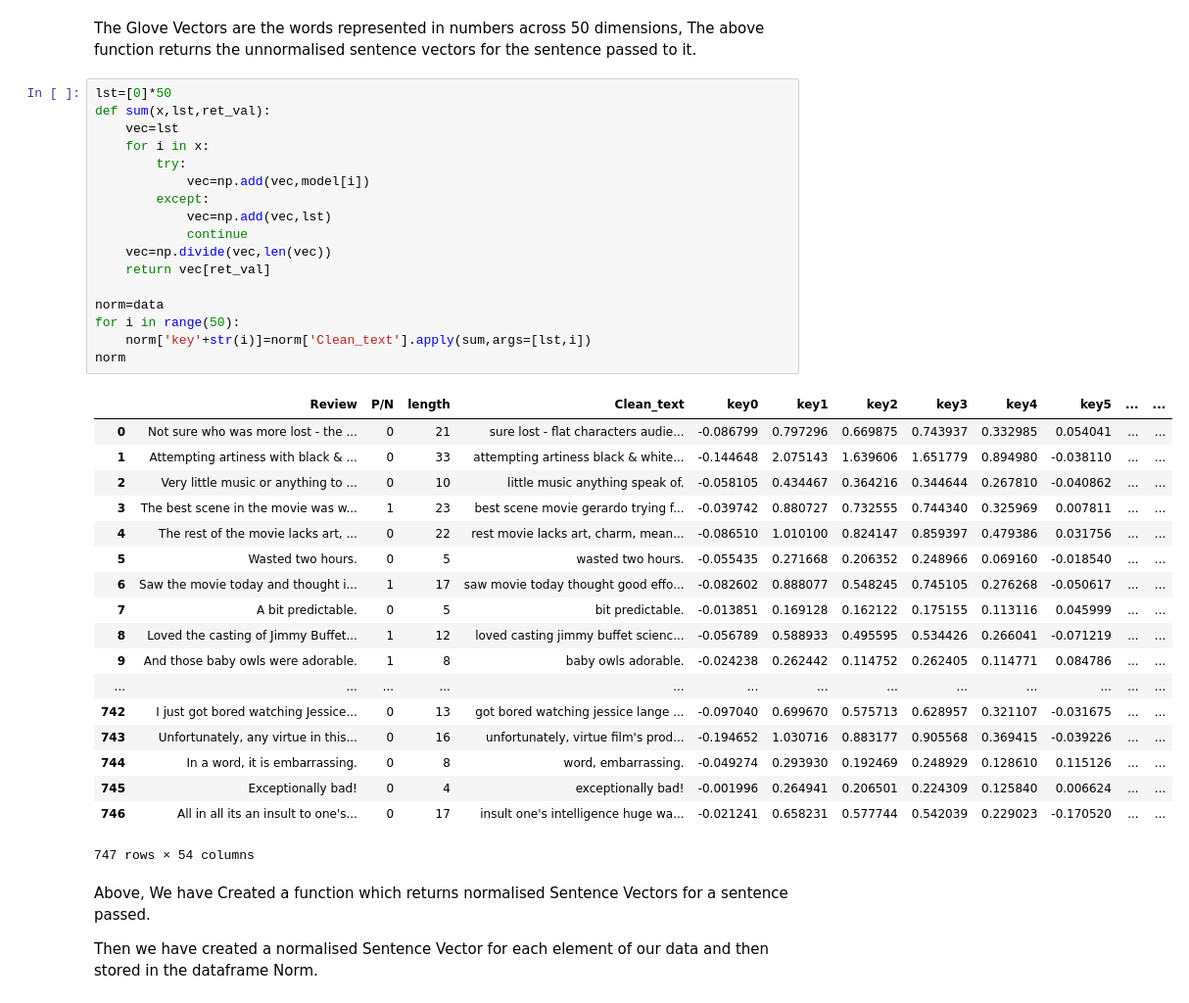
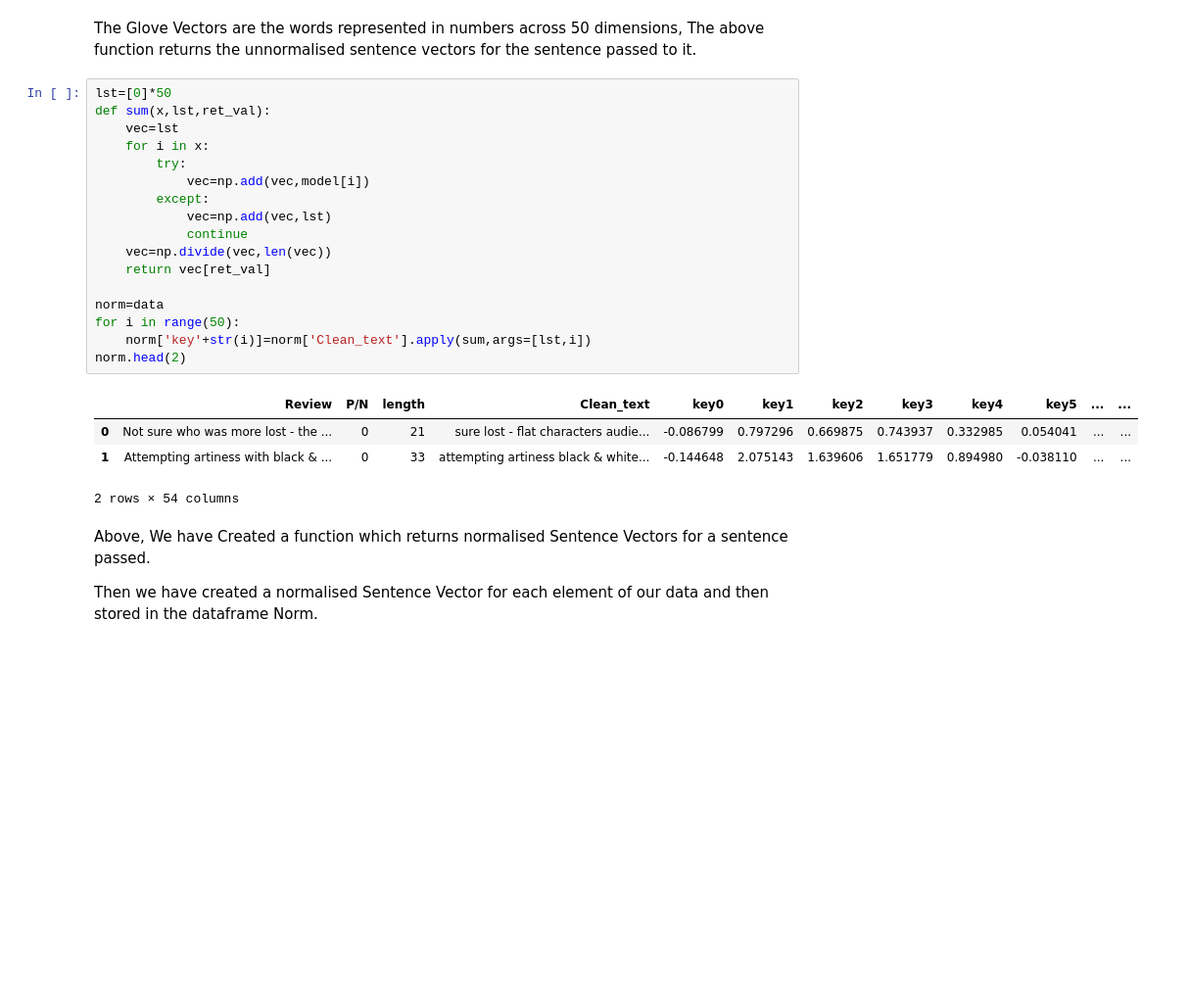
Before and after one commit to Decoys-out/IMDb-Review-Emotion-Classifier, a Jupyter notebook: IMDb Reviews.ipynb, the cells around one changed output. Shown at 98% size. Drawn from its saved outputs; the diff is of its cells as text; blank space fills up the shorter version.

```diff
--- a/IMDb Reviews.ipynb
+++ b/IMDb Reviews.ipynb
@@ -276,39 +265,25 @@ The above function returns the unnormalised sentence vectors for the sentence pa
 # %%
 lst=[0]*50
 def sum(x,lst,ret_val):
     vec=lst
     for i in x:
         try:
             vec=np.add(vec,model[i])
         except:
             vec=np.add(vec,lst)
             continue
     vec=np.divide(vec,len(vec))
     return vec[ret_val]
 
 norm=data
 for i in range(50):
     norm['key'+str(i)]=norm['Clean_text'].apply(sum,args=[lst,i])
-norm
+norm.head(2)
 # %% [output]
 |  | Review | P/N | length | Clean_text | key0 | key1 | key2 | key3 | key4 | key5 | ... | ... |
 | 0 | Not sure who was more lost - the ... | 0 | 21 | sure lost - flat characters audie... | -0.086799 | 0.797296 | 0.669875 | 0.743937 | 0.332985 | 0.054041 | ... | ... |
 | 1 | Attempting artiness with black & ... | 0 | 33 | attempting artiness black & white... | -0.144648 | 2.075143 | 1.639606 | 1.651779 | 0.894980 | -0.038110 | ... | ... |
-| 2 | Very little music or anything to ... | 0 | 10 | little music anything speak of. | -0.058105 | 0.434467 | 0.364216 | 0.344644 | 0.267810 | -0.040862 | ... | ... |
-| 3 | The best scene in the movie was w... | 1 | 23 | best scene movie gerardo trying f... | -0.039742 | 0.880727 | 0.732555 | 0.744340 | 0.325969 | 0.007811 | ... | ... |
-| 4 | The rest of the movie lacks art, ... | 0 | 22 | rest movie lacks art, charm, mean... | -0.086510 | 1.010100 | 0.824147 | 0.859397 | 0.479386 | 0.031756 | ... | ... |
-| 5 | Wasted two hours. | 0 | 5 | wasted two hours. | -0.055435 | 0.271668 | 0.206352 | 0.248966 | 0.069160 | -0.018540 | ... | ... |
-| 6 | Saw the movie today and thought i... | 1 | 17 | saw movie today thought good effo... | -0.082602 | 0.888077 | 0.548245 | 0.745105 | 0.276268 | -0.050617 | ... | ... |
-| 7 | A bit predictable. | 0 | 5 | bit predictable. | -0.013851 | 0.169128 | 0.162122 | 0.175155 | 0.113116 | 0.045999 | ... | ... |
-| 8 | Loved the casting of Jimmy Buffet... | 1 | 12 | loved casting jimmy buffet scienc... | -0.056789 | 0.588933 | 0.495595 | 0.534426 | 0.266041 | -0.071219 | ... | ... |
-| 9 | And those baby owls were adorable. | 1 | 8 | baby owls adorable. | -0.024238 | 0.262442 | 0.114752 | 0.262405 | 0.114771 | 0.084786 | ... | ... |
-| ... | ... | ... | ... | ... | ... | ... | ... | ... | ... | ... | ... | ... |
-| 742 | I just got bored watching Jessice... | 0 | 13 | got bored watching jessice lange ... | -0.097040 | 0.699670 | 0.575713 | 0.628957 | 0.321107 | -0.031675 | ... | ... |
-| 743 | Unfortunately, any virtue in this... | 0 | 16 | unfortunately, virtue film's prod... | -0.194652 | 1.030716 | 0.883177 | 0.905568 | 0.369415 | -0.039226 | ... | ... |
-| 744 | In a word, it is embarrassing. | 0 | 8 | word, embarrassing. | -0.049274 | 0.293930 | 0.192469 | 0.248929 | 0.128610 | 0.115126 | ... | ... |
-| 745 | Exceptionally bad! | 0 | 4 | exceptionally bad! | -0.001996 | 0.264941 | 0.206501 | 0.224309 | 0.125840 | 0.006624 | ... | ... |
-| 746 | All in all its an insult to one's... | 0 | 17 | insult one's intelligence huge wa... | -0.021241 | 0.658231 | 0.577744 | 0.542039 | 0.229023 | -0.170520 | ... | ... |
-747 rows × 54 columns
+2 rows × 54 columns
 # %% [markdown]
 Above, We have Created a function which returns normalised Sentence Vectors for a sentence passed.
 
```
Also changed, not shown: parts of 13 cells of this notebook.
